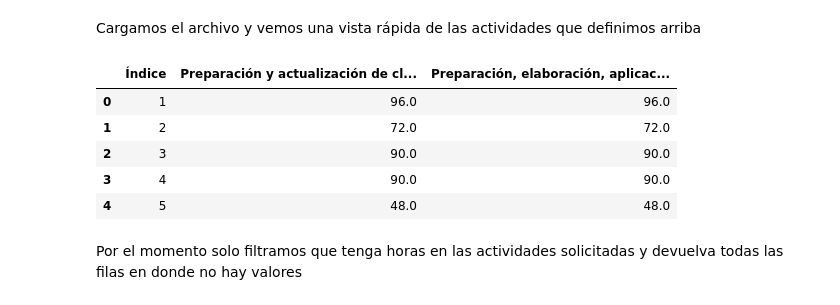
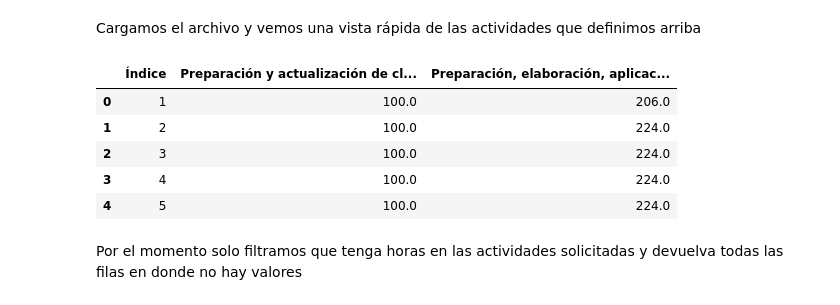
Before and after one commit to DilanAndrade007/ProyectoPreplanificacion, a Jupyter notebook: ValidacionActividades/verificacionActividades.ipynb, the cells around one changed output. Drawn from its saved outputs; the diff is of its cells as text; code cells hidden in the pictures.

```diff
--- a/ValidacionActividades/verificacionActividades.ipynb
+++ b/ValidacionActividades/verificacionActividades.ipynb
@@ -14,17 +14,17 @@ activity2 = "Preparación, elaboración, aplicación y calificación de exámene
 # %% [markdown]
 Cargamos el archivo y vemos una vista rápida de las actividades que definimos arriba
 # %%
-df = pd.read_excel("D:/vicerrectorado/Matriz actividades/data (51).xlsx")
+df = pd.read_excel("D:/Repositories/ProyectoPreplanificacion/2025B.xlsx")
 df.insert(0, "Índice", range(1, len(df) + 1))
 # Vista rápida
 df[["Índice",activity1, activity2]].head()
 # %% [output]
 |  | Índice | Preparación y actualización de cl... | Preparación, elaboración, aplicac... |
-| 0 | 1 | 96.0 | 96.0 |
-| 1 | 2 | 72.0 | 72.0 |
-| 2 | 3 | 90.0 | 90.0 |
-| 3 | 4 | 90.0 | 90.0 |
-| 4 | 5 | 48.0 | 48.0 |
+| 0 | 1 | 100.0 | 206.0 |
+| 1 | 2 | 100.0 | 224.0 |
+| 2 | 3 | 100.0 | 224.0 |
+| 3 | 4 | 100.0 | 224.0 |
+| 4 | 5 | 100.0 | 224.0 |
 # %% [markdown]
 Por el momento solo filtramos que tenga horas en las actividades solicitadas y devuelva todas las filas en donde no hay valores
 # %%
```
Also changed, not shown: parts of 5 cells of this notebook.
